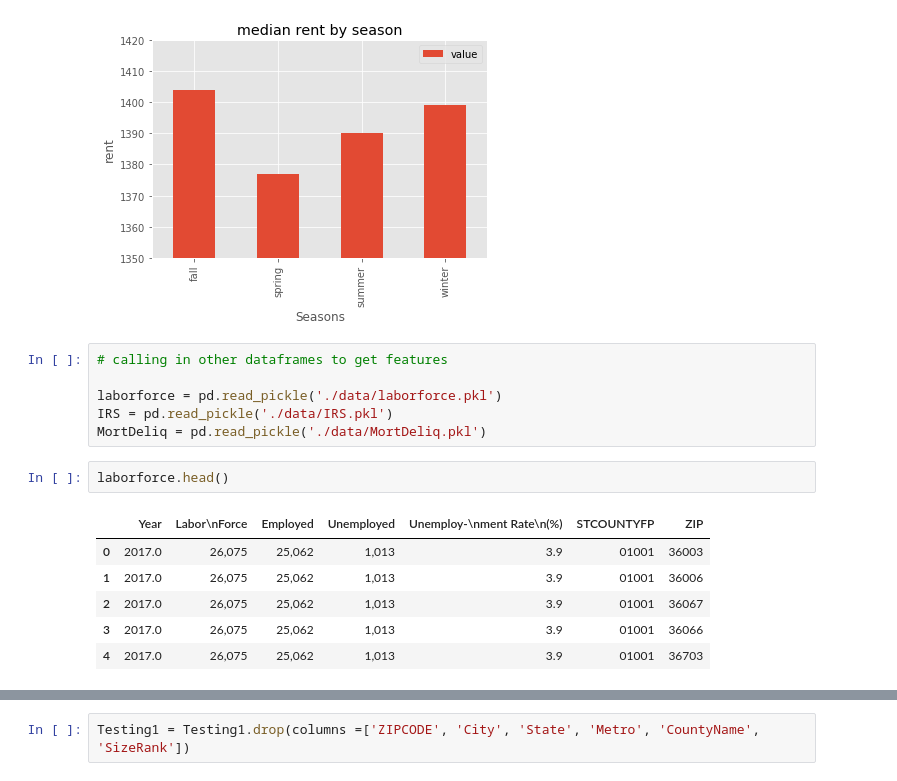
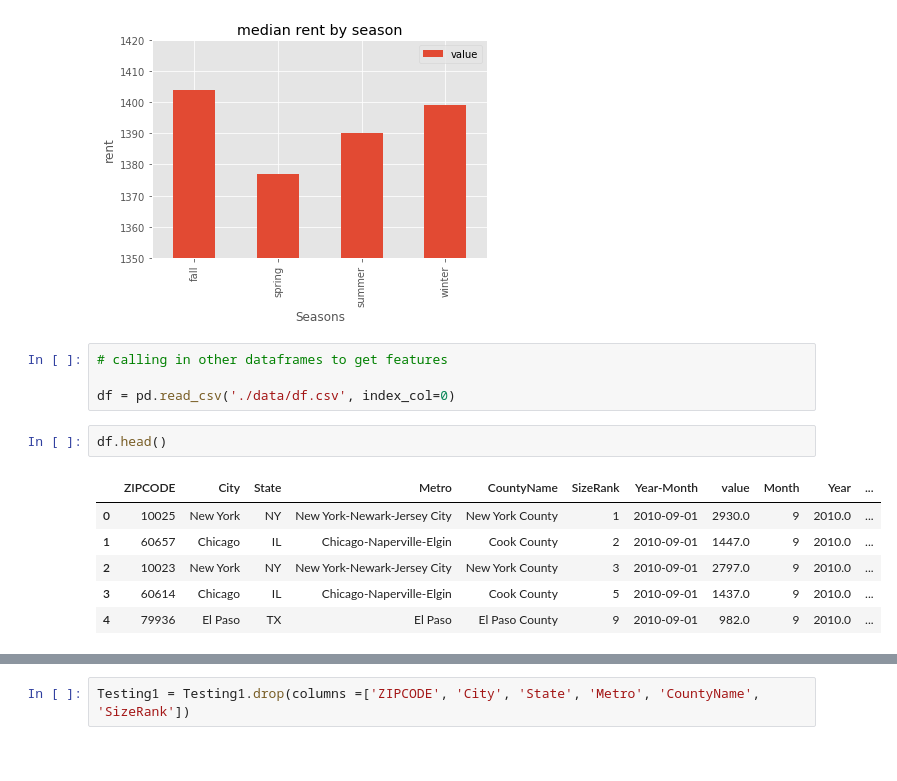
Before and after one commit to isa-adl/ZillowRent_capstone, a Jupyter notebook: Model EDA.ipynb, the cells around one changed output, grey strips where cells are left out. Drawn from its saved outputs; the diff is of its cells as text.

```diff
--- a/Model EDA.ipynb
+++ b/Model EDA.ipynb
@@ -199,15 +202,13 @@ plt.show()
 # %%
 # calling in other dataframes to get features
 
-laborforce = pd.read_pickle('./data/laborforce.pkl')
-IRS = pd.read_pickle('./data/IRS.pkl')
-MortDeliq = pd.read_pickle('./data/MortDeliq.pkl')
+df = pd.read_csv('./data/df.csv', index_col=0)
 # %%
-laborforce.head()
+df.head()
 # %% [output]
-|  | Year | Labor\nForce | Employed | Unemployed | Unemploy-\nment Rate\n(%) | STCOUNTYFP | ZIP |
-| 0 | 2017.0 | 26,075 | 25,062 | 1,013 | 3.9 | 01001 | 36003 |
-| 1 | 2017.0 | 26,075 | 25,062 | 1,013 | 3.9 | 01001 | 36006 |
-| 2 | 2017.0 | 26,075 | 25,062 | 1,013 | 3.9 | 01001 | 36067 |
-| 3 | 2017.0 | 26,075 | 25,062 | 1,013 | 3.9 | 01001 | 36066 |
-| 4 | 2017.0 | 26,075 | 25,062 | 1,013 | 3.9 | 01001 | 36703 |
+|  | ZIPCODE | City | State | Metro | CountyName | SizeRank | Year-Month | value | Month | Year | ... |
+| 0 | 10025 | New York | NY | New York-Newark-Jersey City | New York County | 1 | 2010-09-01 | 2930.0 | 9 | 2010.0 | ... |
+| 1 | 60657 | Chicago | IL | Chicago-Naperville-Elgin | Cook County | 2 | 2010-09-01 | 1447.0 | 9 | 2010.0 | ... |
+| 2 | 10023 | New York | NY | New York-Newark-Jersey City | New York County | 3 | 2010-09-01 | 2797.0 | 9 | 2010.0 | ... |
+| 3 | 60614 | Chicago | IL | Chicago-Naperville-Elgin | Cook County | 5 | 2010-09-01 | 1437.0 | 9 | 2010.0 | ... |
+| 4 | 79936 | El Paso | TX | El Paso | El Paso County | 9 | 2010-09-01 | 982.0 | 9 | 2010.0 | ... |
```
Also changed, not shown: parts of 30 cells of this notebook, 4 other files.
